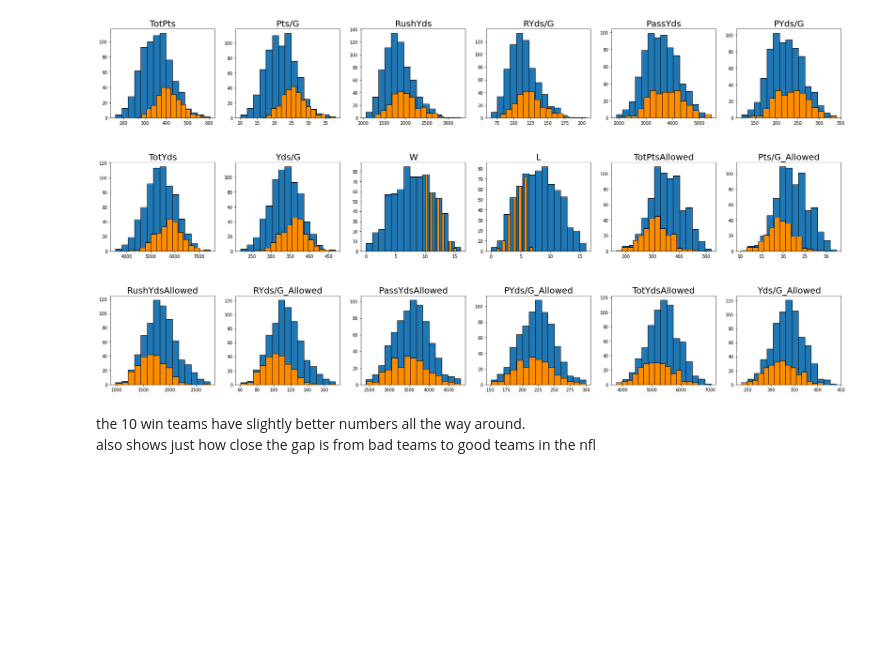
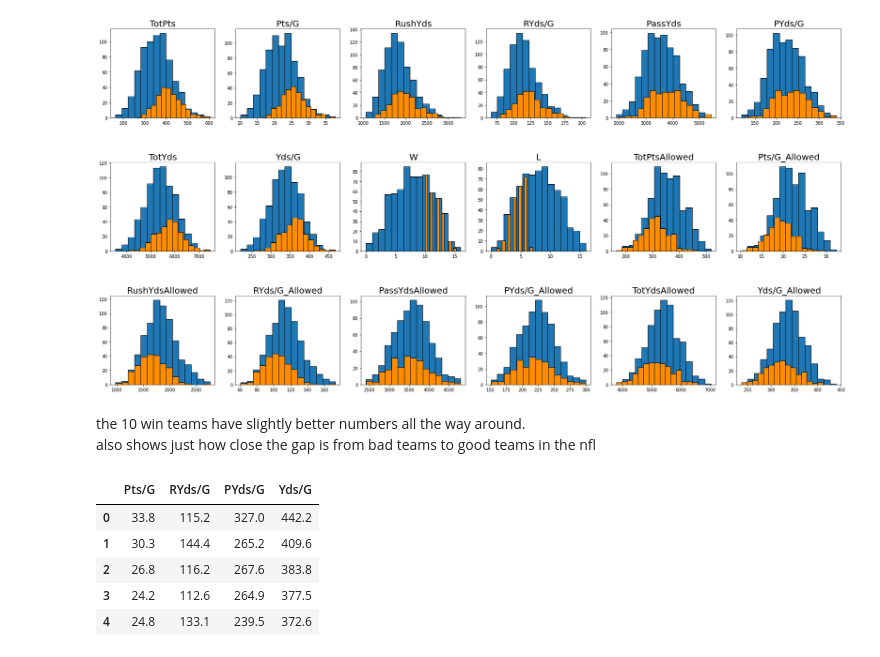
Before and after one commit to ryanba08/nfl_football_data, a Jupyter notebook: football_stats.ipynb, the cells around one changed output. Drawn from its saved outputs; the diff is of its cells as text; code cells hidden in the pictures; blank space fills up the shorter version.

```diff
--- a/football_stats.ipynb
+++ b/football_stats.ipynb
@@ -526,3 +526,12 @@ for col in df:
 # %% [markdown]
 the 10 win teams have slightly better numbers all the way around.<br>
 also shows just how close the gap is from bad teams to good teams in the nfl<br>
+# %%
+df.iloc[:,2:10:2].head()
+# %% [output]
+|  | Pts/G | RYds/G | PYds/G | Yds/G |
+| 0 | 33.8 | 115.2 | 327.0 | 442.2 |
+| 1 | 30.3 | 144.4 | 265.2 | 409.6 |
+| 2 | 26.8 | 116.2 | 267.6 | 383.8 |
+| 3 | 24.2 | 112.6 | 264.9 | 377.5 |
+| 4 | 24.8 | 133.1 | 239.5 | 372.6 |
```
Also changed, not shown: parts of 6 cells of this notebook.
